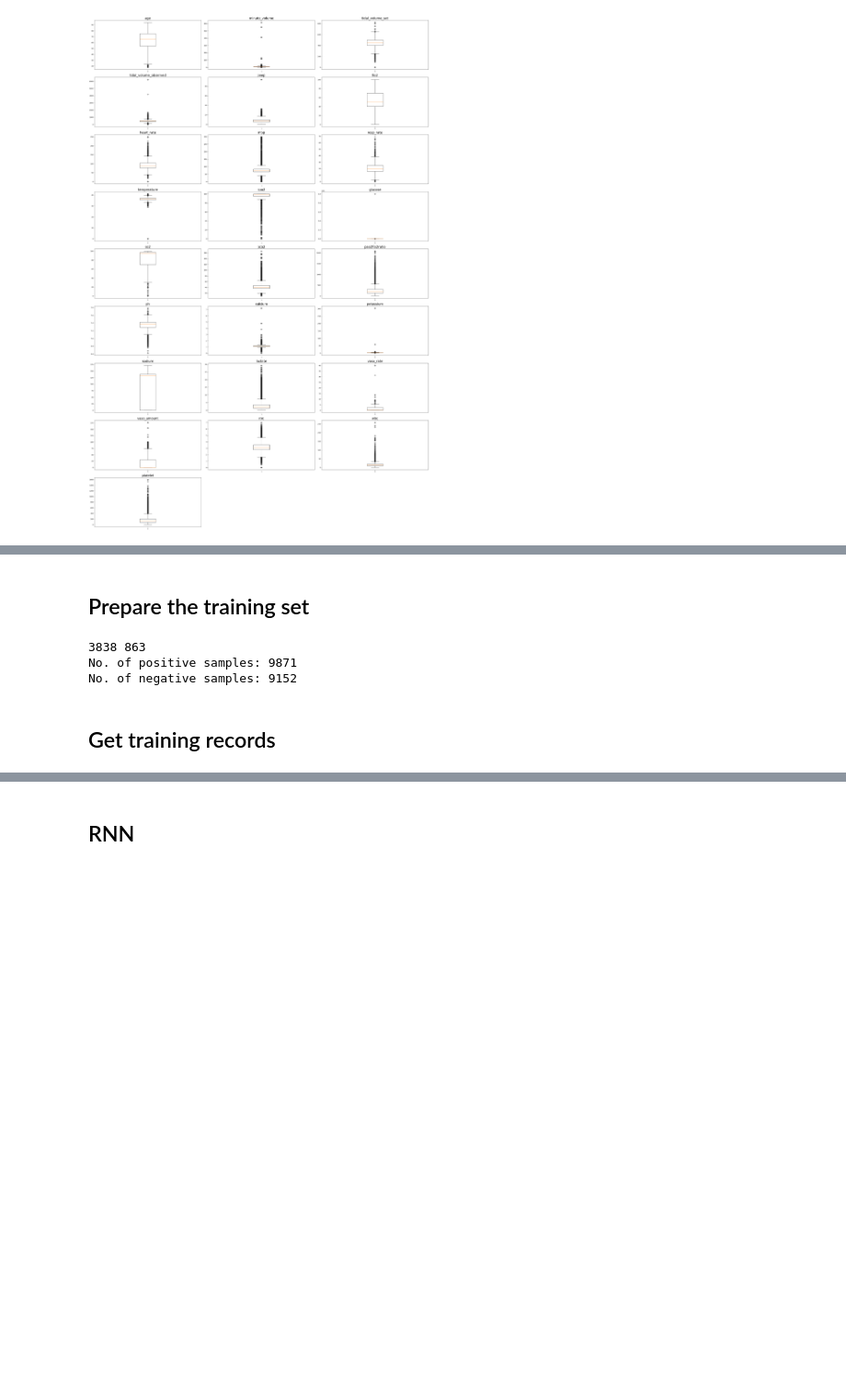
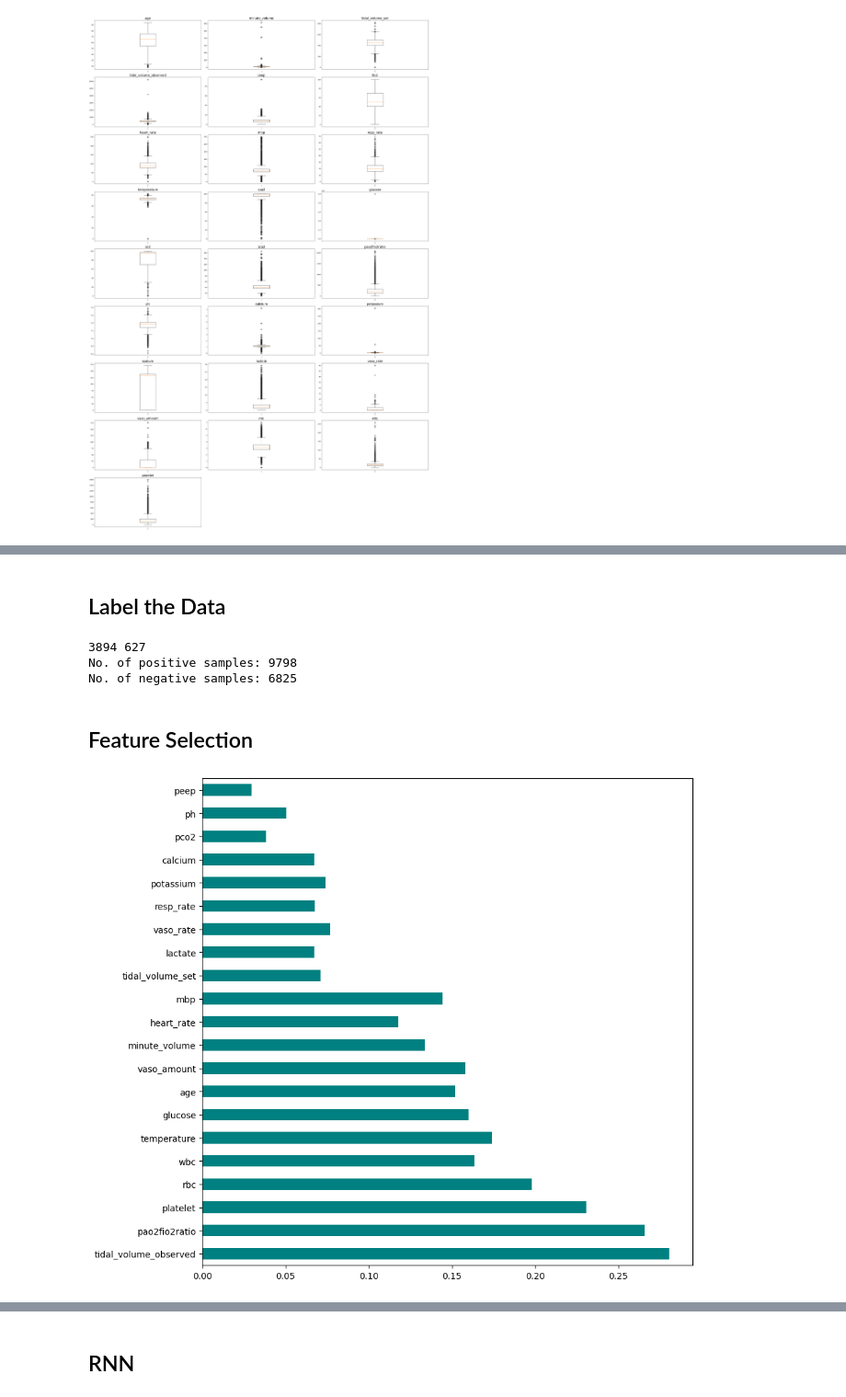
Before and after one commit to gokullan/early-ARDS-prediction, a Jupyter notebook: Early_Prediction_of_ARDS.ipynb, the cells around one changed output, grey strips where cells are left out. Shown at 92% size. Saved outputs shown, nothing was run; the diff lists cells and outputs as text; code cells hidden in the pictures; blank space fills up the shorter version.

```diff
--- a/Early_Prediction_of_ARDS.ipynb
+++ b/Early_Prediction_of_ARDS.ipynb
@@ -331,12 +325,17 @@ display_box_plot(
+# %%
+grouped_and_sorted = group_and_order(groups_combined)
 # %%
-cols_selected = ['tidal_volume_observed', 'pao2fio2ratio', 'platelet', 'rbc',
-       'temperature', 'glucose', 'wbc', 'age', 'vaso_amount', 'minute_volume',
-       'heart_rate', 'mbp', 'tidal_volume_set', 'lactate', 'vaso_rate',
-       'resp_rate', 'potassium', 'calcium', 'pco2', 'ph', 'peep', 'charttime', 'hadm_id', 'stay_id']
+cols_selected = [
+    'tidal_volume_observed', 'pao2fio2ratio', 'platelet', 'rbc', 'wbc',
+    'temperature', 'glucose', 'age', 'vaso_amount', 'minute_volume',
+    'heart_rate', 'mbp', 'tidal_volume_set', 'lactate', 'vaso_rate',
+    'resp_rate', 'potassium', 'calcium', 'pco2', 'ph', 'peep',
+    'charttime', 'hadm_id', 'stay_id',
+]
 for idx in range(len(grouped_and_sorted)):
   grouped_and_sorted[idx] = grouped_and_sorted[idx][cols_selected]
-# %% [markdown]
-## Prepare the training set
+# %% [markdown]
+## Label the Data
 # %%
 def find_onset_time(stay):
   idx = 0
@@ -393,7 +392,7 @@ def make_rnn_samples(samples, lookback):
       rnn_samples.append(sample.iloc[i: i + lookback])
   return rnn_samples
 # %%
-positive, negative = make_samples(12)
+positive, negative = make_samples(18)
 
 positives_ = positive
 negatives_ = negative
@@ -404,16 +403,16 @@ negative_rnn = make_rnn_samples(negatives_, lookback)
 print("No. of positive samples: {}".format(len(positive_rnn)))
 print("No. of negative samples: {}".format(len(negative_rnn)))
 # %% [output]
-3838 863
-No. of positive samples: 9871
-No. of negative samples: 9152
+3894 627
+No. of positive samples: 9798
+No. of negative samples: 6825
 # %%
 rnn_samples_all = positive_rnn + negative_rnn
 labels_all = [1 for i in range(len(positive_rnn))] + [0 for i in range(len(negative_rnn))]
-# %% [markdown]
-## Get training records
 # %%
 from sklearn.utils import shuffle
 from sklearn.model_selection import train_test_split
 
 X, y = shuffle(rnn_samples_all, labels_all)
+# %% [markdown]
+## Feature Selection
@@ -419,0 +425,12 @@ X, y = shuffle(rnn_samples_all, labels_all)
+# %%
+from sklearn.feature_selection import mutual_info_classif
+
+new_X = make_normal_samples(X)
+importances = mutual_info_classif(new_X, y)
+# %%
+feat_importances = pd.Series(importances, grouped_and_sorted[0].columns)
+plt.figure(figsize=(10,10))
+feat_importances.plot(kind='barh', color='teal')
+plt.show()
+# %% [output]
+[figure, added]
```
Also changed, not shown: parts of 34 cells of this notebook.
